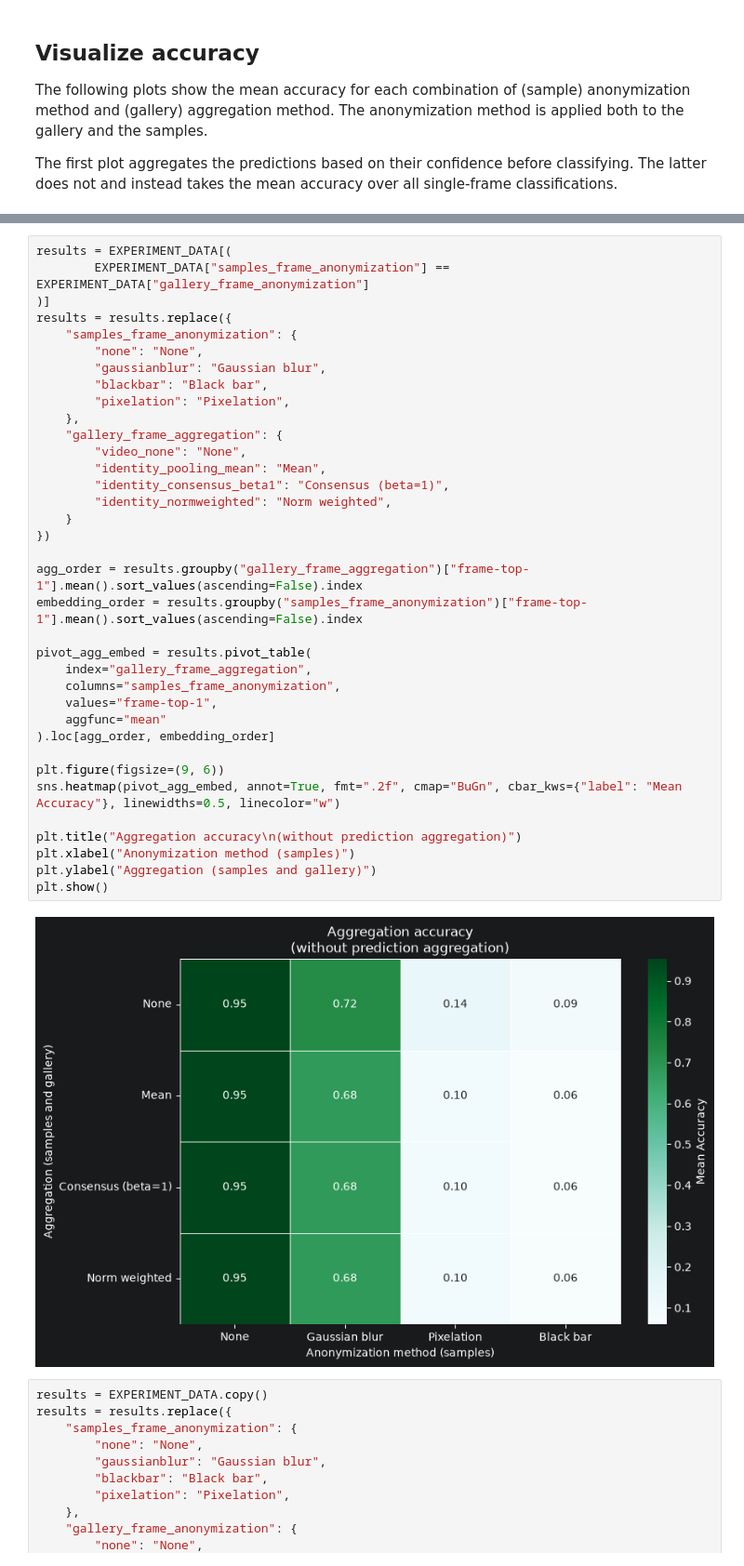
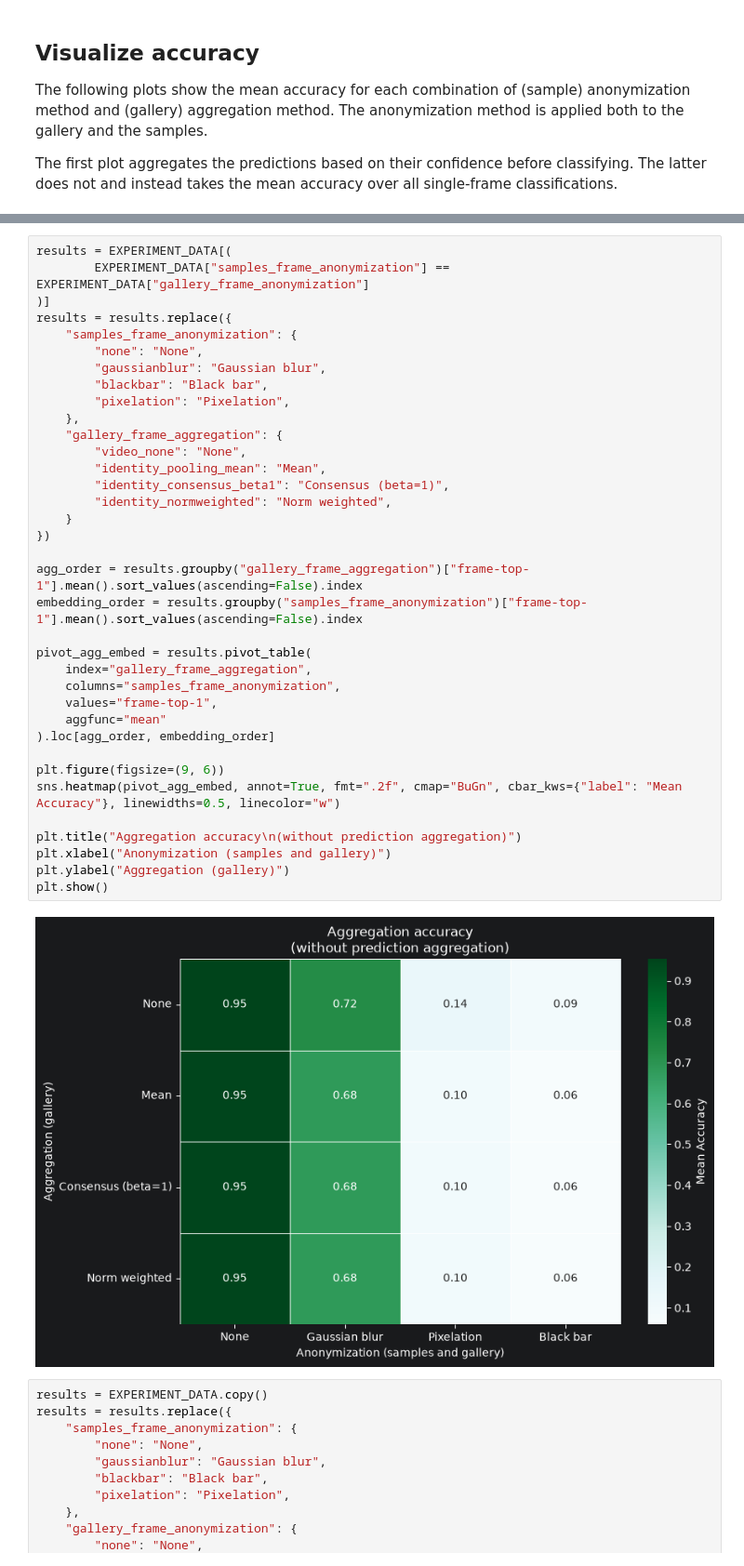
Before and after one commit to wagpa/meles, a Jupyter notebook: src/notebooks/05_experiment_arcface_anon_gallery.ipynb, the cells around one changed output, grey strips where cells are left out. Shown at 93% size. Drawn from its saved outputs; the diff is of its cells as text.

```diff
--- a/src/notebooks/05_experiment_arcface_anon_gallery.ipynb
+++ b/src/notebooks/05_experiment_arcface_anon_gallery.ipynb
@@ -85,36 +85,36 @@ results = results.replace({
     "samples_frame_anonymization": {
         "none": "None",
         "gaussianblur": "Gaussian blur",
         "blackbar": "Black bar",
         "pixelation": "Pixelation",
     },
     "gallery_frame_aggregation": {
         "video_none": "None",
         "identity_pooling_mean": "Mean",
         "identity_consensus_beta1": "Consensus (beta=1)",
         "identity_normweighted": "Norm weighted",
     }
 })
 
 agg_order = results.groupby("gallery_frame_aggregation")["frame-top-1"].mean().sort_values(ascending=False).index
 embedding_order = results.groupby("samples_frame_anonymization")["frame-top-1"].mean().sort_values(ascending=False).index
 
 pivot_agg_embed = results.pivot_table(
     index="gallery_frame_aggregation",
     columns="samples_frame_anonymization",
     values="frame-top-1",
     aggfunc="mean"
 ).loc[agg_order, embedding_order]
 
 plt.figure(figsize=(9, 6))
 sns.heatmap(pivot_agg_embed, annot=True, fmt=".2f", cmap="BuGn", cbar_kws={"label": "Mean Accuracy"}, linewidths=0.5, linecolor="w")
 
 plt.title("Aggregation accuracy\n(without prediction aggregation)")
-plt.xlabel("Anonymization method (samples)")
-plt.ylabel("Aggregation (samples and gallery)")
+plt.xlabel("Anonymization (samples and gallery)")
+plt.ylabel("Aggregation (gallery)")
 plt.show()
 # %% [output]
-[figure, old version]
+[figure, new version]
 # %%
 results = EXPERIMENT_DATA.copy()
 results = results.replace({
```
Also changed, not shown: parts of 1 cell of this notebook, 2 other files.
